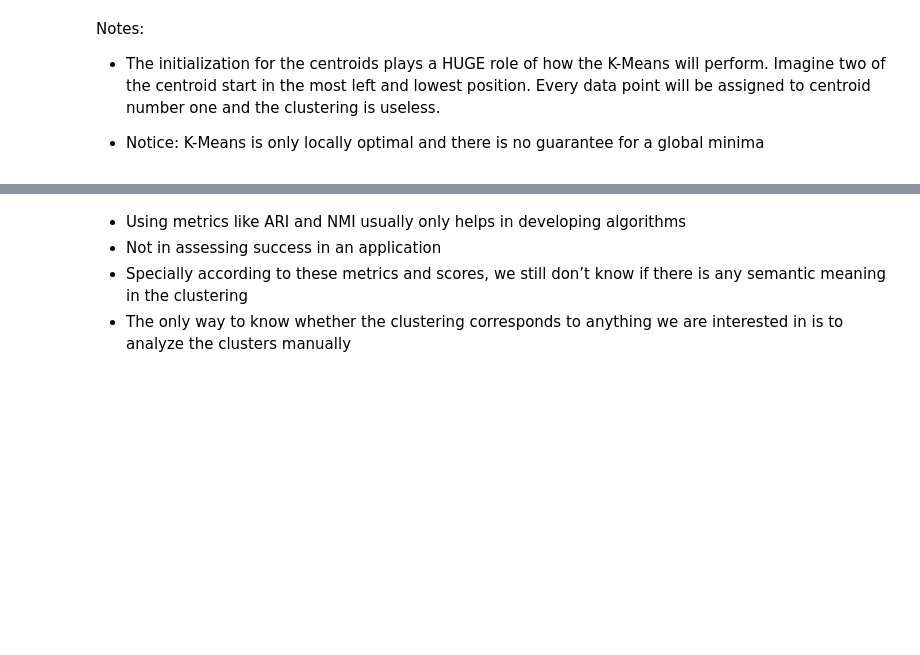
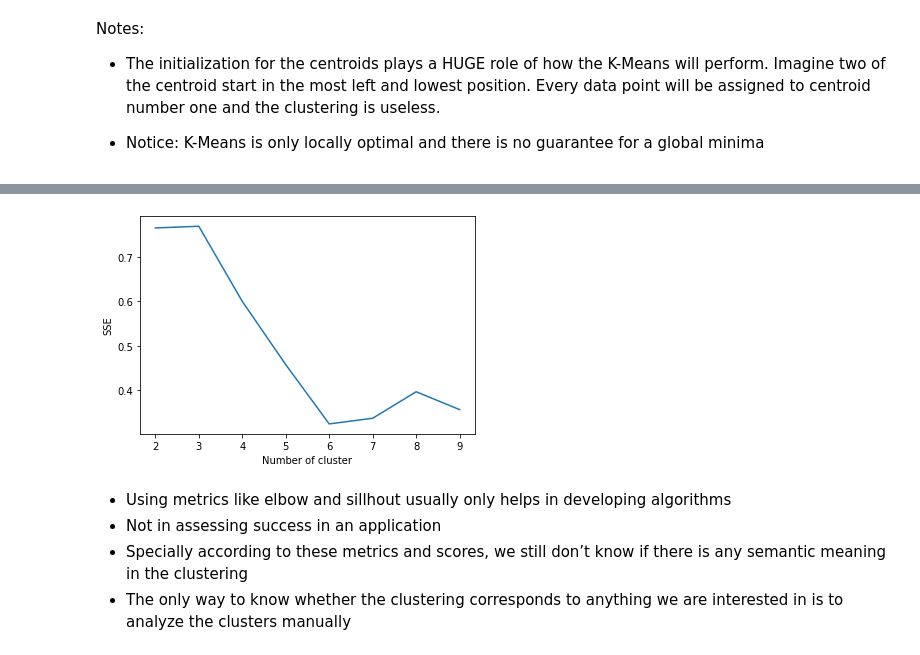
Before and after one commit to daliaMarzouk90/motoon_2022, a Jupyter notebook: session_8/UnsupervisedLearning.ipynb, the cells around one changed output, grey strips where cells are left out. Saved outputs shown, nothing was run; the diff lists cells and outputs as text; code cells hidden in the pictures; blank space fills up the shorter version.

```diff
--- a/session_8/UnsupervisedLearning.ipynb
+++ b/session_8/UnsupervisedLearning.ipynb
@@ -132,5 +157,28 @@ ModuleNotFoundError: No module named 'matplotlib'
+# %%
+import imp
+import matplotlib.pyplot as plt
+from sklearn.cluster import KMeans
+from sklearn.metrics import silhouette_score
+from sklearn.datasets import make_blobs
+
+X, y = make_blobs(random_state=1)
+
+sse = {}
+sc = {}
+
+for k in range(2, 10):
+    kmeans = KMeans(n_clusters=k, max_iter=1000).fit(X)
+    sse[k] = kmeans.inertia_ # Inertia: Sum of distances of samples to their closest cluster center
+    sc[k] = silhouette_score(X, kmeans.labels_)
+plt.figure()
+plt.plot(list(sc.keys()), list(sc.values()))
+plt.xlabel("Number of cluster")
+plt.ylabel("SSE")
+plt.show()
+# %% [output]
+[figure, added]
 # %% [markdown]
-- Using metrics like ARI and NMI usually only helps in developing algorithms
+- Using metrics like elbow and sillhout usually only helps in developing algorithms
 - Not in assessing success in an application
 - Specially according to these metrics and scores, we still don’t know if there is any semantic meaning in the clustering
 - The only way to know whether the clustering corresponds to anything we are interested in is to analyze the clusters manually
```
Also changed, not shown: parts of 8 cells of this notebook, 1 other file.
